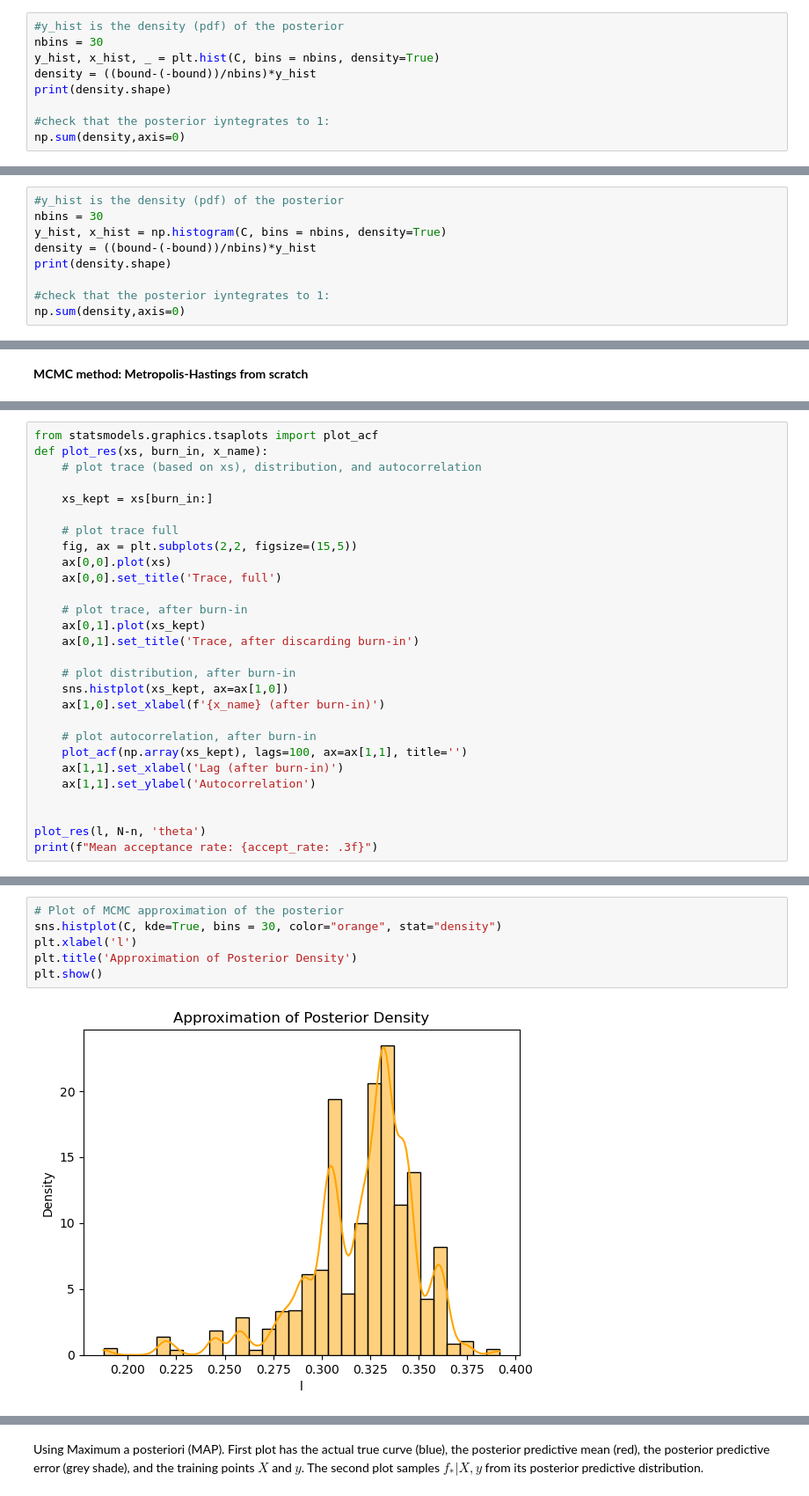
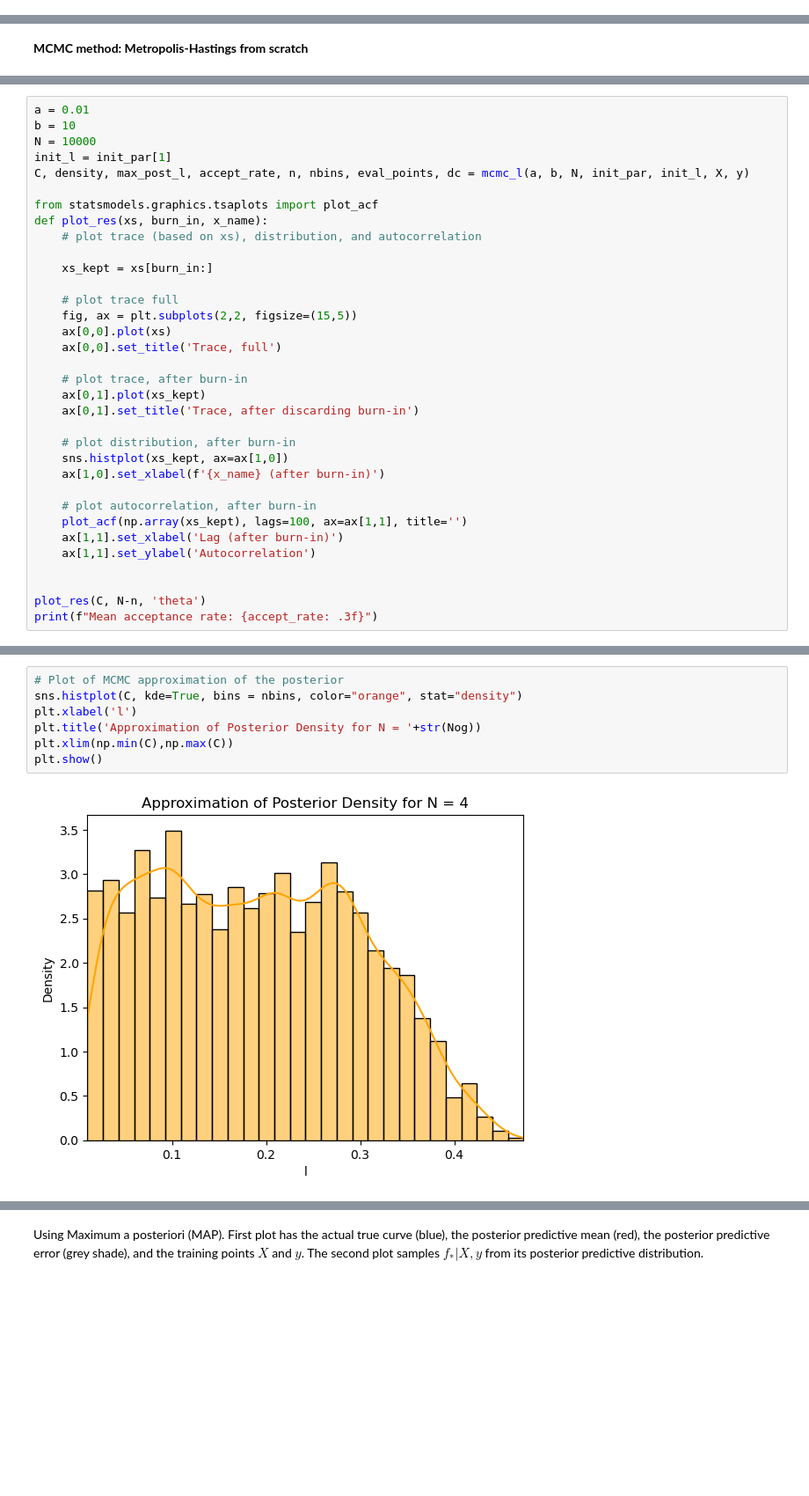
Before and after one commit to SashaCroatia/GaussianProcessRegression, a Jupyter notebook: BayesianModelSelection.ipynb, the cells around one changed output, grey strips where cells are left out. Shown at 88% size. Saved outputs shown, nothing was run; the diff lists cells and outputs as text; blank space fills up the shorter version.

```diff
--- a/BayesianModelSelection.ipynb
+++ b/BayesianModelSelection.ipynb
@@ -918,9 +635,0 @@ plt.show()
-# %%
-#y_hist is the density (pdf) of the posterior
-nbins = 30
-y_hist, x_hist, _ = plt.hist(C, bins = nbins, density=True)
-density = ((bound-(-bound))/nbins)*y_hist
-print(density.shape)
-
-#check that the posterior iyntegrates to 1:
-np.sum(density,axis=0)
@@ -931,9 +635,0 @@ np.sum(density,axis=0)
-# %%
-#y_hist is the density (pdf) of the posterior
-nbins = 30
-y_hist, x_hist = np.histogram(C, bins = nbins, density=True)
-density = ((bound-(-bound))/nbins)*y_hist
-print(density.shape)
-
-#check that the posterior iyntegrates to 1:
-np.sum(density,axis=0)
@@ -1095,4 +825,10 @@ array([0.33306076, 0.33306076, 0.33306076, ..., 0.33111967, 0.33111967,
 # %%
+a = 0.01
+b = 10
+N = 10000
+init_l = init_par[1]
+C, density, max_post_l, accept_rate, n, nbins, eval_points, dc = mcmc_l(a, b, N, init_par, init_l, X, y)
+
 from statsmodels.graphics.tsaplots import plot_acf
 def plot_res(xs, burn_in, x_name):
     # plot trace (based on xs), distribution, and autocorrelation
@@ -1118,6 +854,6 @@ def plot_res(xs, burn_in, x_name):
     ax[1,1].set_ylabel('Autocorrelation')
 
 
-plot_res(l, N-n, 'theta')
+plot_res(C, N-n, 'theta')
 print(f"Mean acceptance rate: {accept_rate: .3f}")
 # %% [output]
@@ -1142,8 +876,9 @@ Std of post of l:  0.028385005463934212
 # %%
 # Plot of MCMC approximation of the posterior
-sns.histplot(C, kde=True, bins = 30, color="orange", stat="density")
+sns.histplot(C, kde=True, bins = nbins, color="orange", stat="density")
 plt.xlabel('l')
-plt.title('Approximation of Posterior Density')
+plt.title('Approximation of Posterior Density for N = '+str(Nog))
+plt.xlim(np.min(C),np.max(C))
 plt.show()
 # %% [output]
-[figure, old version]
+[figure, new version]
```
Also changed, not shown: parts of 77 cells of this notebook, 1 other file.
